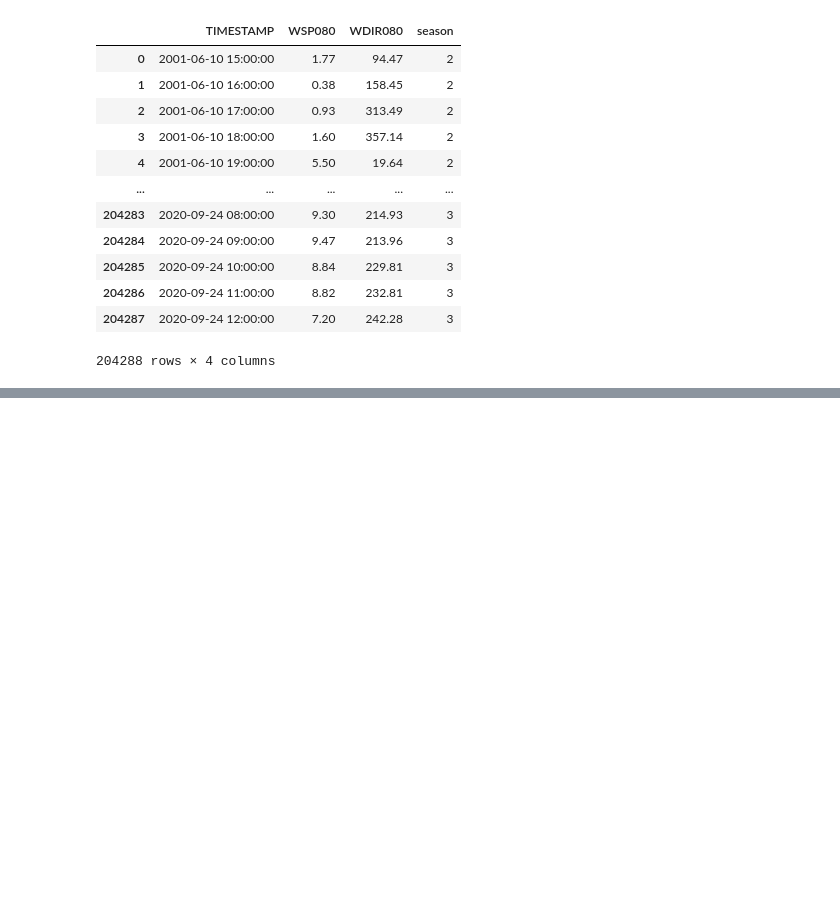
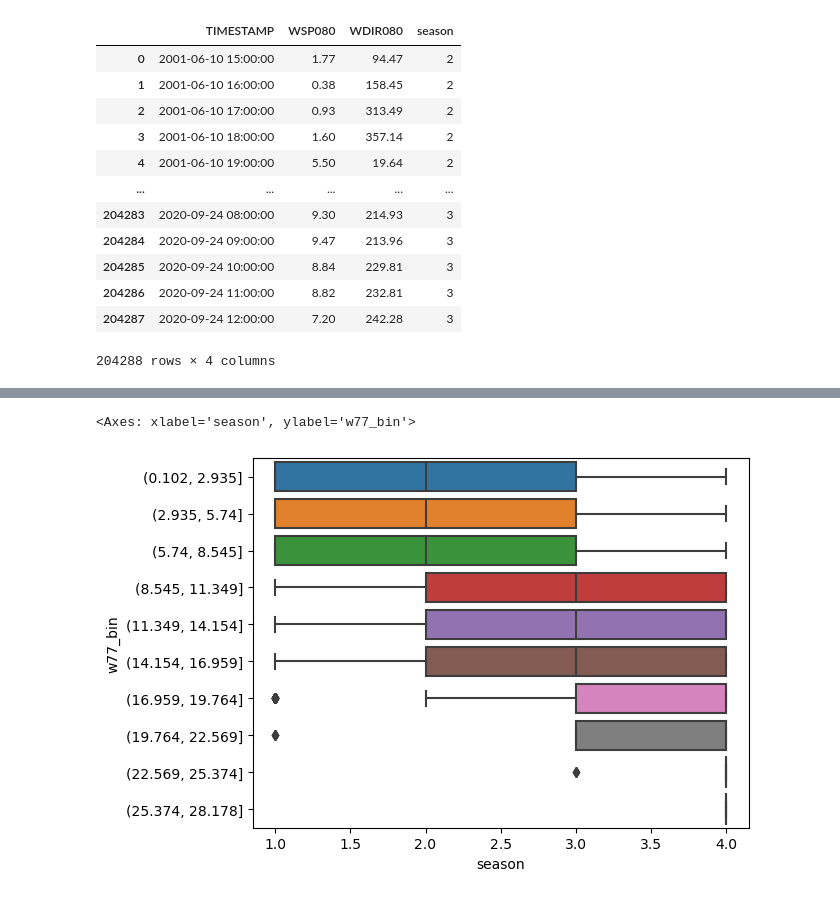
Before and after one commit to MAL-flowdemort/assignment_4, a Jupyter notebook: Assignment 4.ipynb, the cells around one changed output, grey strips where cells are left out. Saved outputs shown, nothing was run; the diff lists cells and outputs as text; code cells hidden in the pictures; blank space fills up the shorter version.

```diff
--- a/Assignment 4.ipynb
+++ b/Assignment 4.ipynb
@@ -623,0 +797,11 @@ Merge the data on the season
+# %%
+import seaborn as sns
+
+# Bin the data
+resampled_mast_data['w77_bin'] = pd.cut(resampled_mast_data['ws77'], bins=10)  # Adjust the number of bins as needed
+
+# Create a boxplot
+sns.boxplot(data=resampled_mast_data, x='season', y='w77_bin')
+# %% [output]
+<Axes: xlabel='season', ylabel='w77_bin'>
+[figure, added]
```
Also changed, not shown: parts of 21 cells of this notebook.
